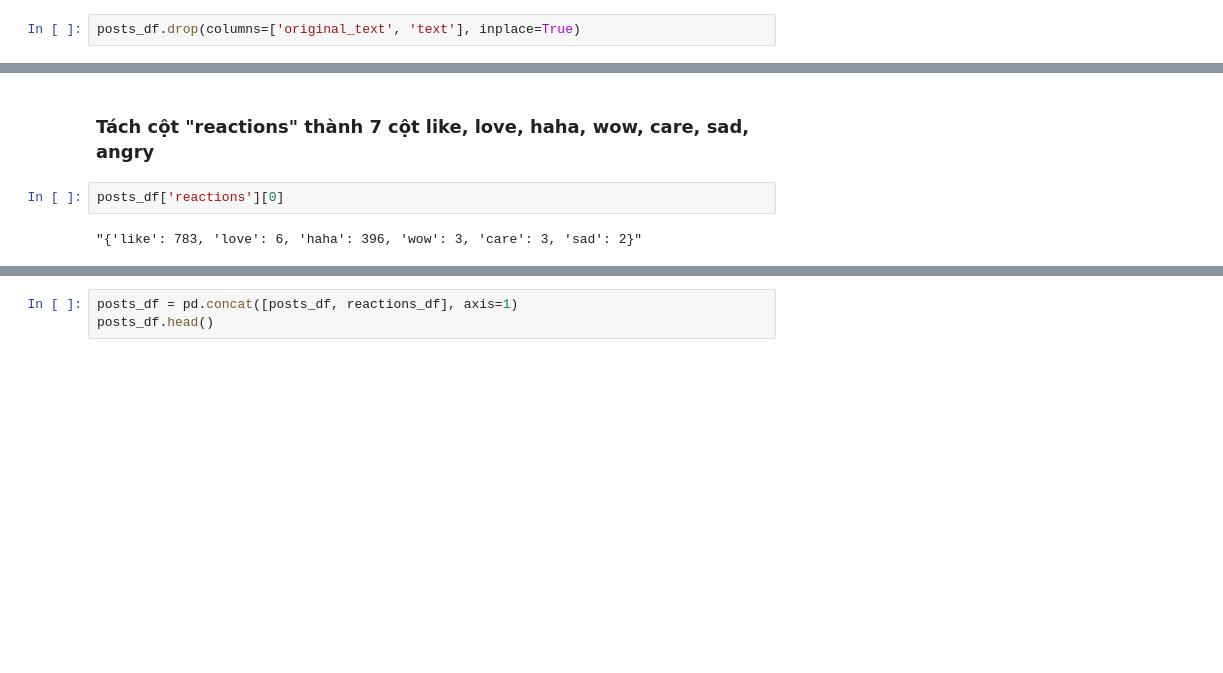
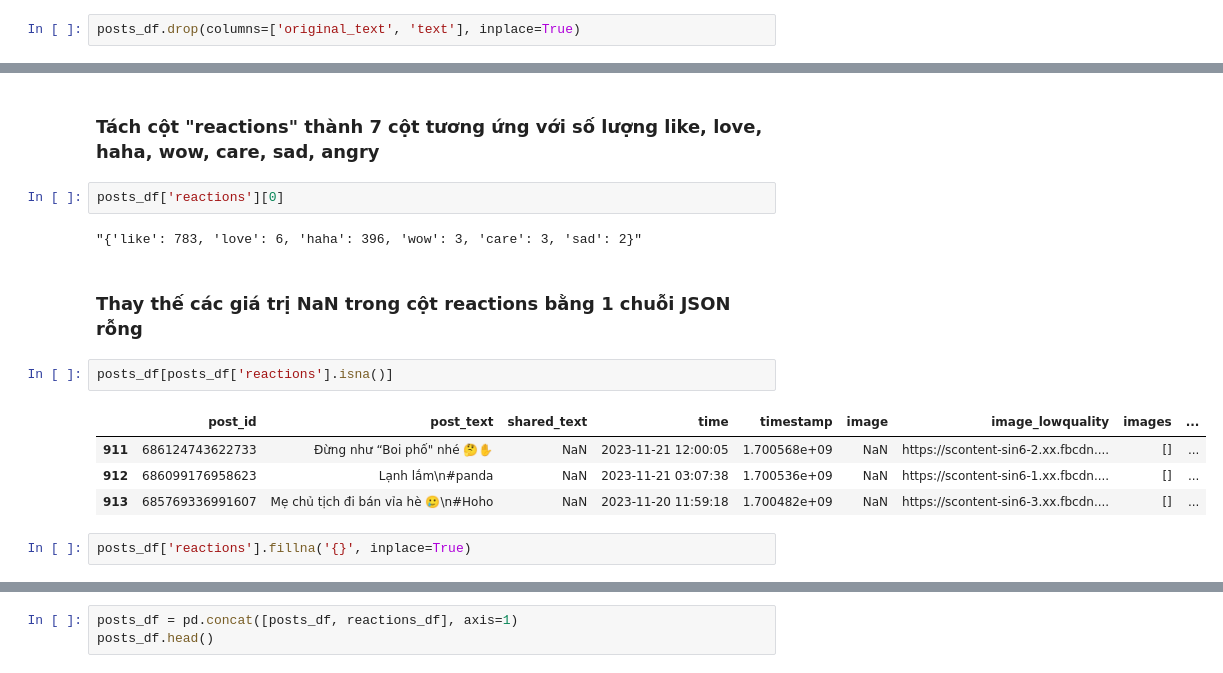
Before and after one commit to quangster/analyze-facebook-page, a Jupyter notebook: clean_post.ipynb, the cells around one changed output, grey strips where cells are left out. Cells and saved outputs as stored; diff of their text form; blank space fills up the shorter version.

```diff
--- a/clean_post.ipynb
+++ b/clean_post.ipynb
@@ -223,9 +222,20 @@ memory usage: 220.5+ KB
 # %% [markdown]
-### Tách cột "reactions" thành 7 cột like, love, haha, wow, care, sad, angry
+### Tách cột "reactions" thành 7 cột tương ứng với số lượng like, love, haha, wow, care, sad, angry
 # %%
 posts_df['reactions'][0]
 # %% [output]
 "{'like': 783, 'love': 6, 'haha': 396, 'wow': 3, 'care': 3, 'sad': 2}"
+# %% [markdown]
+### Thay thế các giá trị NaN trong cột reactions bằng 1 chuỗi JSON rỗng
+# %%
+posts_df[posts_df['reactions'].isna()]
+# %% [output]
+|  | post_id | post_text | shared_text | time | timestamp | image | image_lowquality | images | ... |
+| 911 | 686124743622733 | Đừng như “Boi phố" nhé 🤔✋ | NaN | 2023-11-21 12:00:05 | 1.700568e+09 | NaN | https://scontent-sin6-2.xx.fbcdn.... | [] | ... |
+| 912 | 686099176958623 | Lạnh lắm\n#panda | NaN | 2023-11-21 03:07:38 | 1.700536e+09 | NaN | https://scontent-sin6-1.xx.fbcdn.... | [] | ... |
+| 913 | 685769336991607 | Mẹ chủ tịch đi bán vỉa hè 🥲\n#Hoho | NaN | 2023-11-20 11:59:18 | 1.700482e+09 | NaN | https://scontent-sin6-3.xx.fbcdn.... | [] | ... |
+# %%
+posts_df['reactions'].fillna('{}', inplace=True)
 # %%
 reactions_df = posts_df['reactions'].apply(ast.literal_eval).apply(pd.Series)
 reactions_df
```
Also changed, not shown: parts of 21 cells of this notebook, 19 other files.
